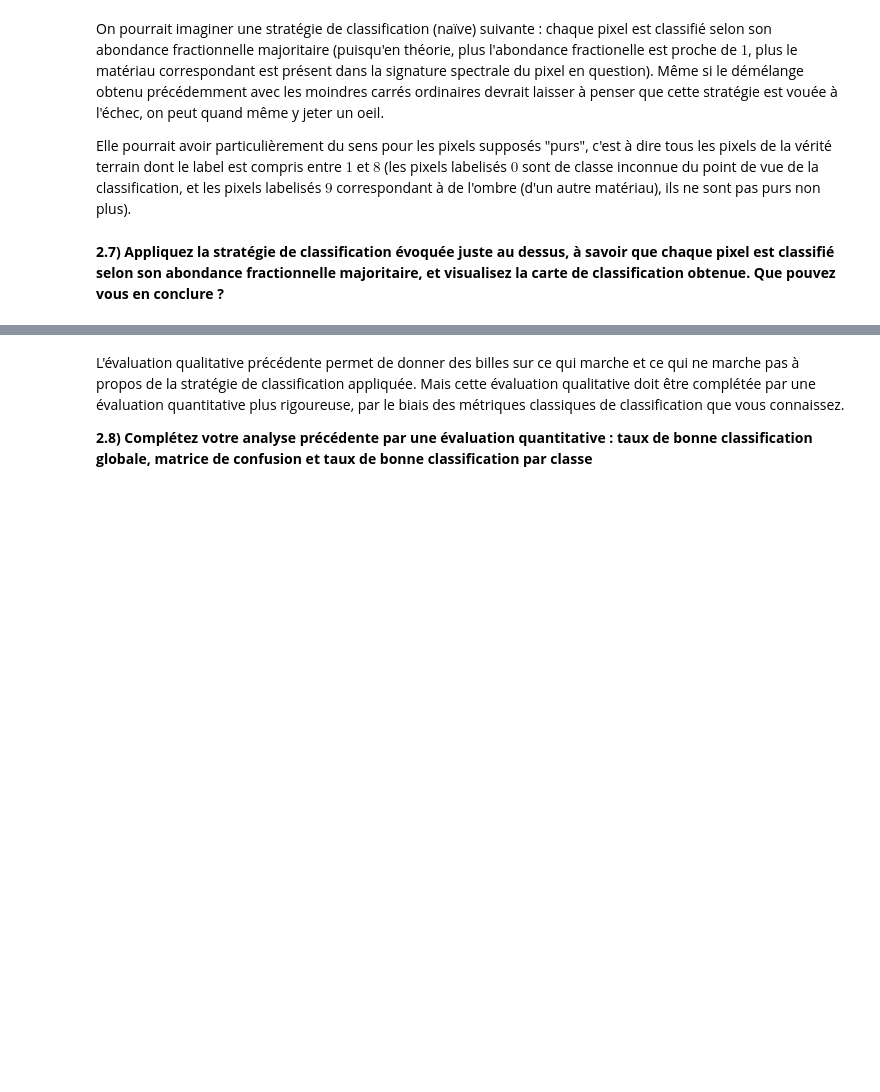
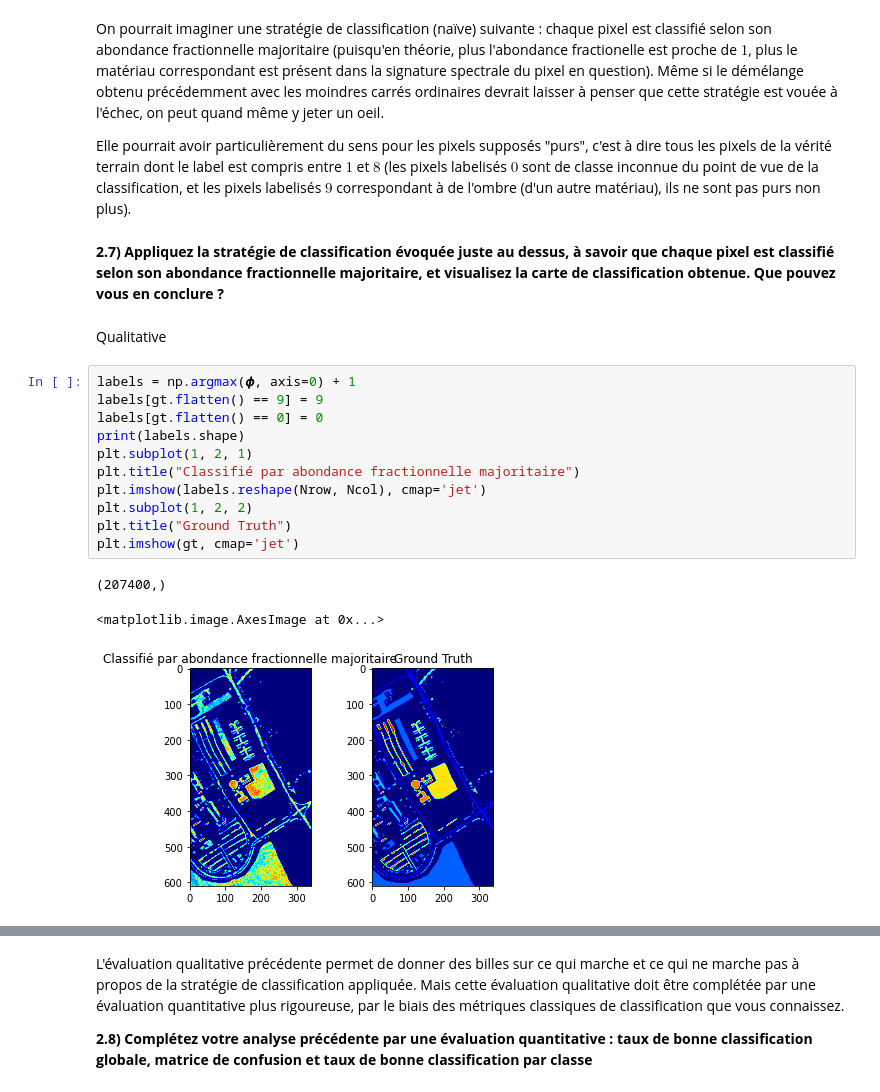
Before and after one commit to Li0nMo0se/spectral_unmixing, a Jupyter notebook: Main.ipynb, the cells around one changed output, grey strips where cells are left out. Cells and saved outputs as stored; diff of their text form; blank space fills up the shorter version.

```diff
--- a/Main.ipynb
+++ b/Main.ipynb
@@ -299,3 +330,20 @@ On pourrait imaginer une stratégie de classification (naïve) suivante : chaque
 Elle pourrait avoir particulièrement du sens pour les pixels supposés "purs", c'est à dire tous les pixels de la vérité terrain dont le label est compris entre $1$ et $8$ (les pixels labelisés $0$ sont de classe inconnue du point de vue de la classification, et les pixels labelisés $9$ correspondant à de l'ombre (d'un autre matériau), ils ne sont pas purs non plus).
 # %% [markdown]
 **2.7) Appliquez la stratégie de classification évoquée juste au dessus, à savoir que chaque pixel est classifié selon son abondance fractionnelle majoritaire, et visualisez la carte de classification obtenue. Que pouvez vous en conclure ?**
+# %% [markdown]
+Qualitative
+# %%
+labels = np.argmax(𝝓, axis=0) + 1
+labels[gt.flatten() == 9] = 9
+labels[gt.flatten() == 0] = 0
+print(labels.shape)
+plt.subplot(1, 2, 1)
+plt.title("Classifié par abondance fractionnelle majoritaire")
+plt.imshow(labels.reshape(Nrow, Ncol), cmap='jet')
+plt.subplot(1, 2, 2)
+plt.title("Ground Truth")
+plt.imshow(gt, cmap='jet')
+# %% [output]
+(207400,)
+<matplotlib.image.AxesImage at 0x...>
+[figure, added]
```
Also changed, not shown: parts of 19 cells of this notebook.
